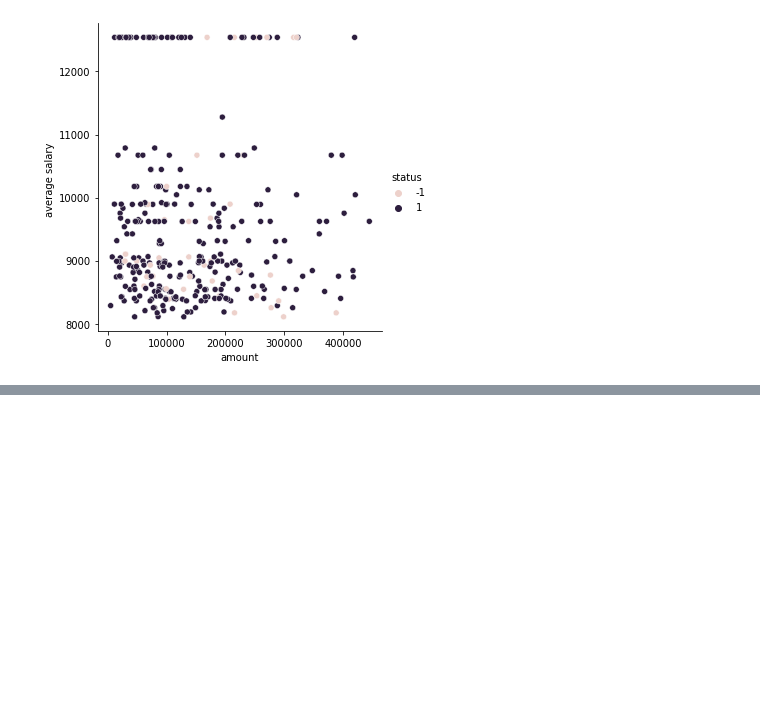
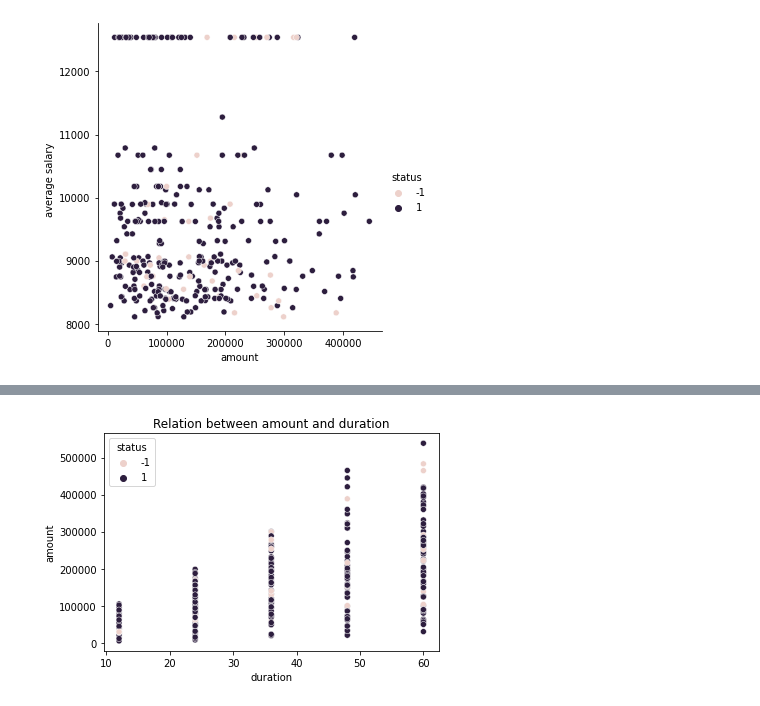
Before and after one commit to 2dukes/PROJ_AC_2122, a Jupyter notebook: dataUnderstanding.ipynb, the cells around one changed output, grey strips where cells are left out. Drawn from its saved outputs; the diff is of its cells as text; code cells hidden in the pictures; blank space fills up the shorter version.

```diff
--- a/dataUnderstanding.ipynb
+++ b/dataUnderstanding.ipynb
@@ -46,0 +60,4 @@ sns.relplot(x="amount", y="average salary ", hue="status", data=df);
+# %%
+scatterplot_graph(df=loan_train_data, col1="duration", col2="amount", title="Relation between amount and duration", col_hue="status")
+# %% [output]
+[figure, added]
```
Also changed, not shown: parts of 6 cells of this notebook, 10 other files.
